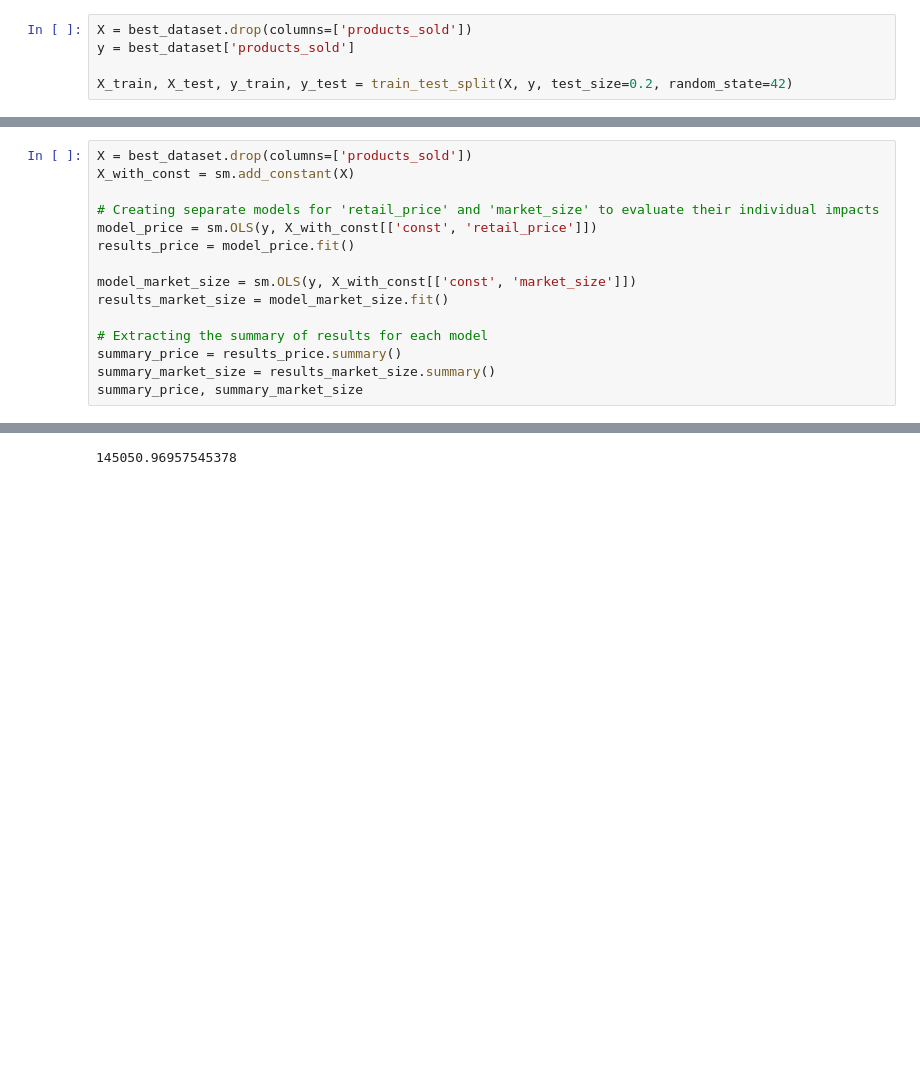
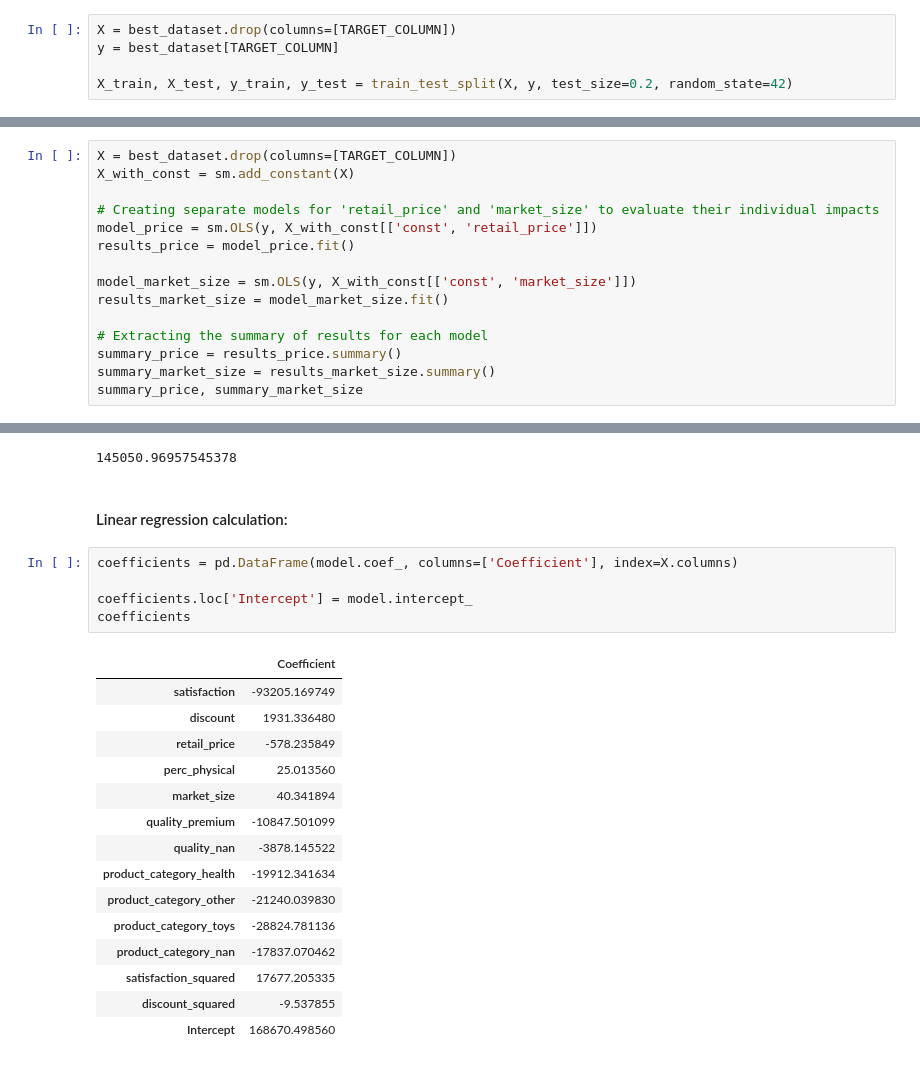
Before and after one commit to ScorchChamp/modelling-assignment, a Jupyter notebook: Modelling Assignment.ipynb, the cells around one changed output, grey strips where cells are left out. Drawn from its saved outputs; the diff is of its cells as text; blank space fills up the shorter version.

```diff
--- a/Modelling Assignment.ipynb
+++ b/Modelling Assignment.ipynb
@@ -289,8 +289,8 @@ First, create a model where all independent variables are included and clearly e
 # %% [markdown]
 #### Create test/train split
 # %%
-X = best_dataset.drop(columns=['products_sold'])
-y = best_dataset['products_sold']
+X = best_dataset.drop(columns=[TARGET_COLUMN])
+y = best_dataset[TARGET_COLUMN]
 
 X_train, X_test, y_train, y_test = train_test_split(X, y, test_size=0.2, random_state=42)
 # %% [markdown]
@@ -370,7 +370,7 @@ Market Size has a positive impact, but when considering the coefficient size, th
 # %% [markdown]
 #### Testing using only market size or retail price as predictors
 # %%
-X = best_dataset.drop(columns=['products_sold'])
+X = best_dataset.drop(columns=[TARGET_COLUMN])
 X_with_const = sm.add_constant(X)
 
 # Creating separate models for 'retail_price' and 'market_size' to evaluate their individual impacts
@@ -455,3 +455,26 @@ predicted_sales = model.predict(new_product_df)
 predicted_sales[0]
 # %% [output]
 145050.96957545378
+# %% [markdown]
+#### Linear regression calculation:
+# %%
+coefficients = pd.DataFrame(model.coef_, columns=['Coefficient'], index=X.columns)
+
+coefficients.loc['Intercept'] = model.intercept_
+coefficients
+# %% [output]
+|  | Coefficient |
+| satisfaction | -93205.169749 |
+| discount | 1931.336480 |
+| retail_price | -578.235849 |
+| perc_physical | 25.013560 |
+| market_size | 40.341894 |
+| quality_premium | -10847.501099 |
+| quality_nan | -3878.145522 |
+| product_category_health | -19912.341634 |
+| product_category_other | -21240.039830 |
+| product_category_toys | -28824.781136 |
+| product_category_nan | -17837.070462 |
+| satisfaction_squared | 17677.205335 |
+| discount_squared | -9.537855 |
+| Intercept | 168670.498560 |
```
Also changed, not shown: parts of 13 cells of this notebook, 1 other file.
